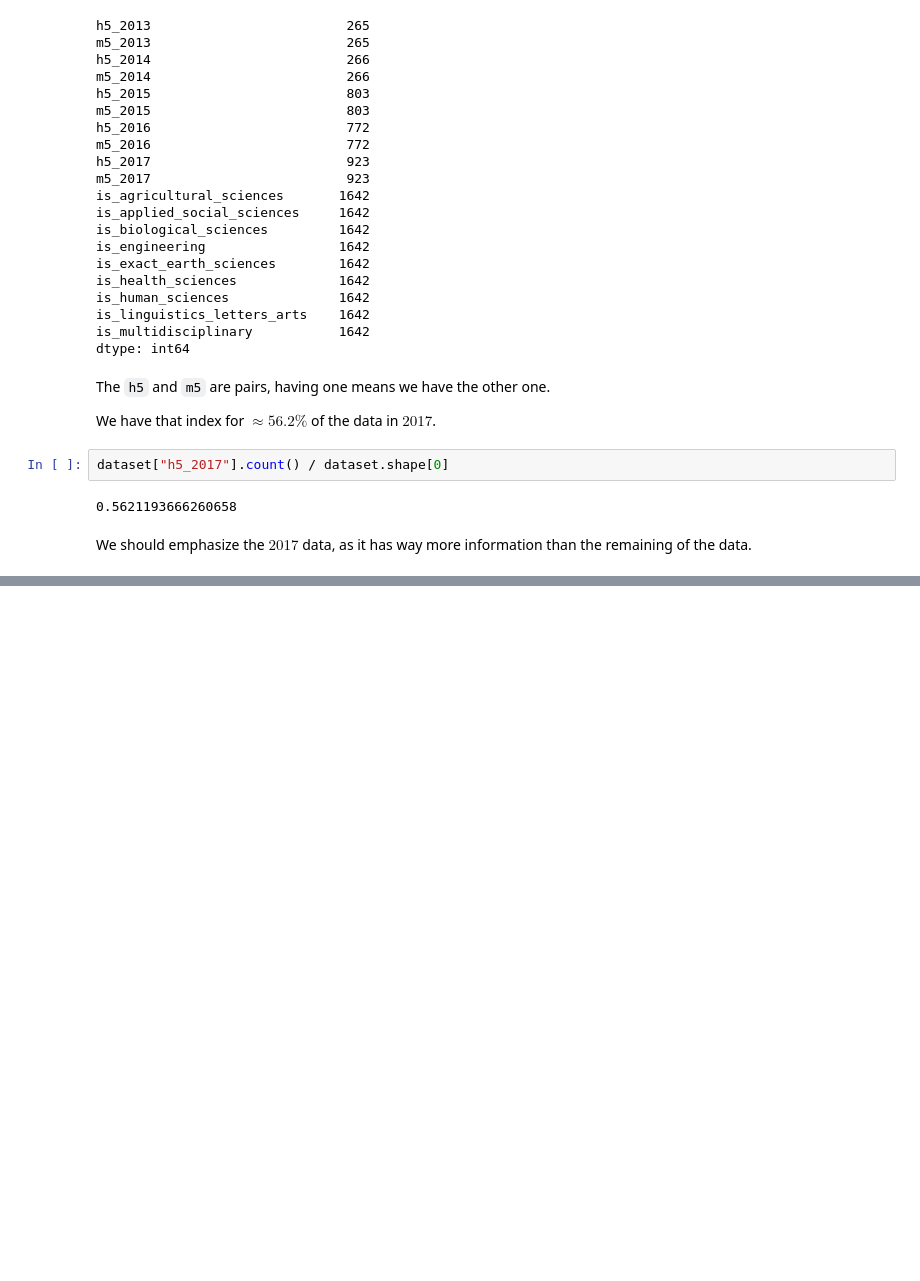
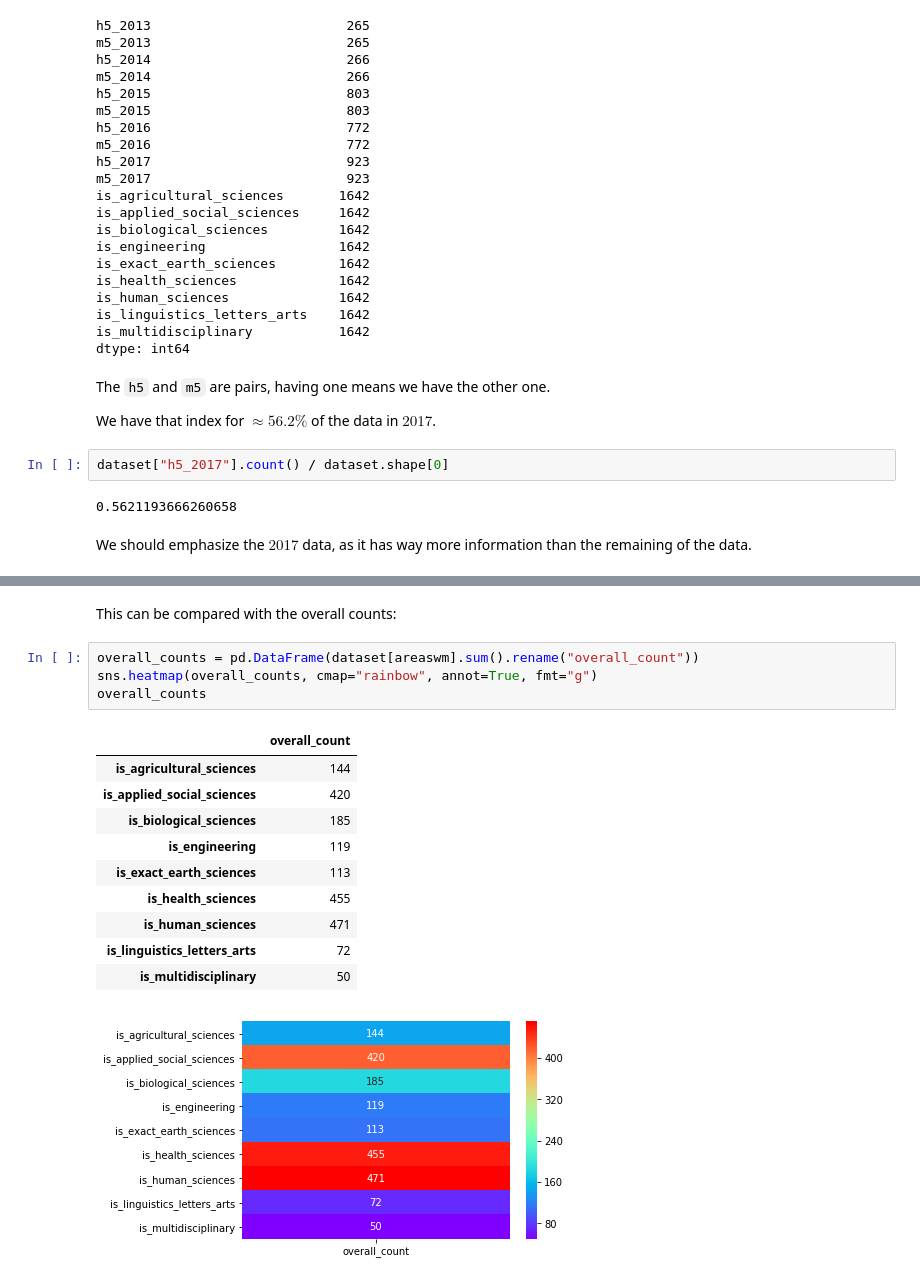
Before and after one commit to scieloorg/scielo20gt6, a Jupyter notebook: google_scholar_h5.ipynb, the cells around one changed output, grey strips where cells are left out. Drawn from its saved outputs; the diff is of its cells as text; blank space fills up the shorter version.

```diff
--- a/google_scholar_h5.ipynb
+++ b/google_scholar_h5.ipynb
@@ -511,0 +586,18 @@ as it has way more information than the remaining of the data.
+# %% [markdown]
+This can be compared with the overall counts:
+# %%
+overall_counts = pd.DataFrame(dataset[areaswm].sum().rename("overall_count"))
+sns.heatmap(overall_counts, cmap="rainbow", annot=True, fmt="g")
+overall_counts
+# %% [output]
+|  | overall_count |
+| is_agricultural_sciences | 144 |
+| is_applied_social_sciences | 420 |
+| is_biological_sciences | 185 |
+| is_engineering | 119 |
+| is_exact_earth_sciences | 113 |
+| is_health_sciences | 455 |
+| is_human_sciences | 471 |
+| is_linguistics_letters_arts | 72 |
+| is_multidisciplinary | 50 |
+[figure, added]
```
Also changed, not shown: parts of 30 cells of this notebook.
